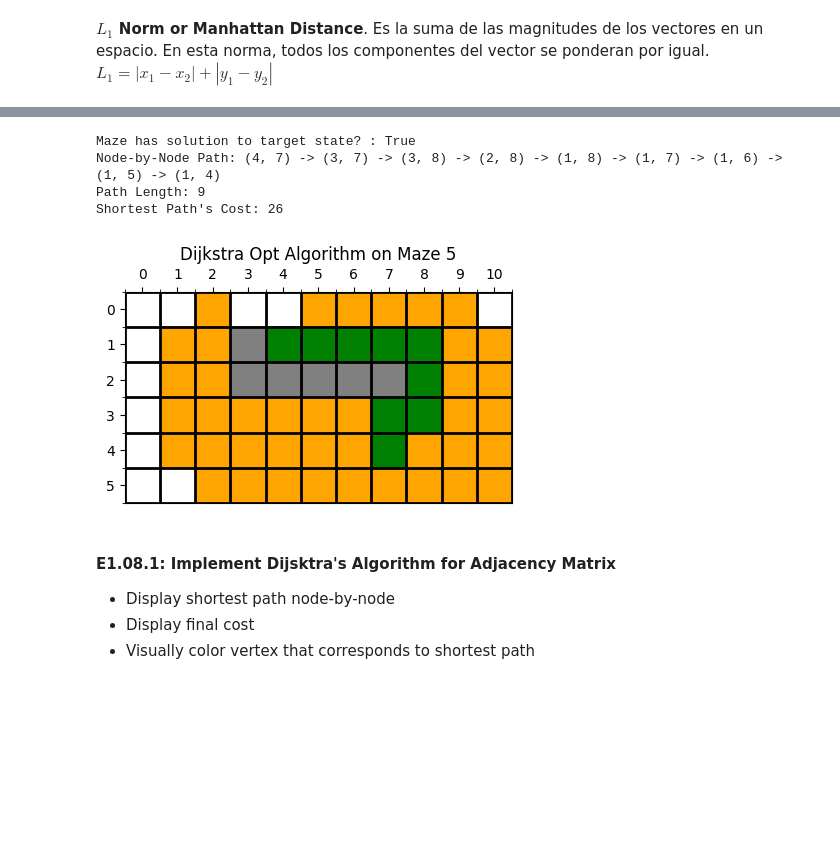
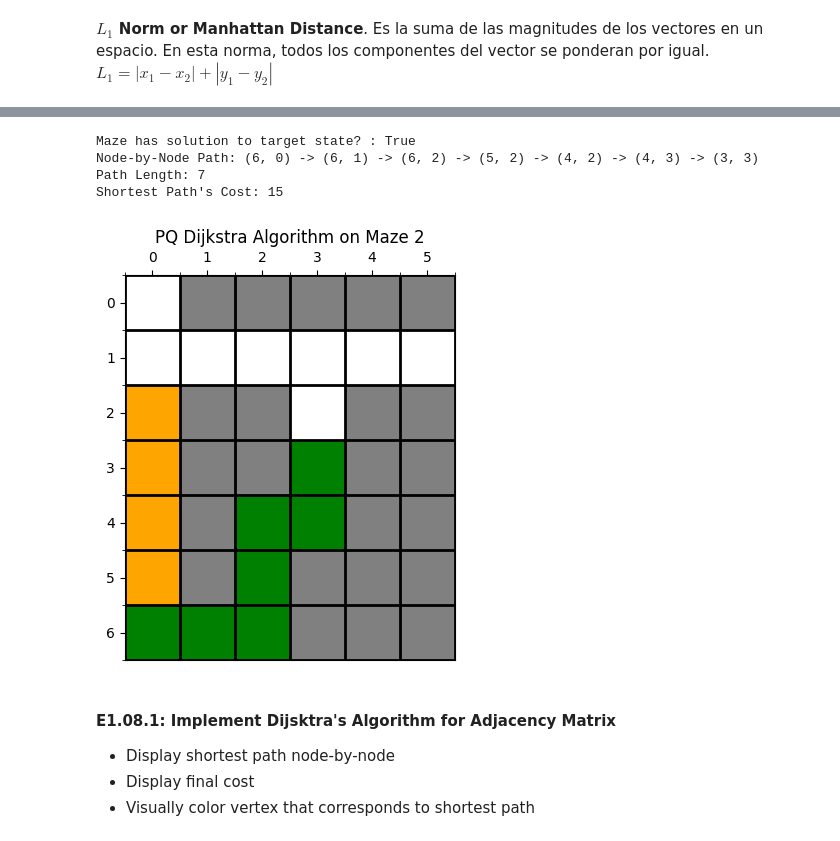
Before and after one commit to Daniels1610/CI008-Dagraz, a Jupyter notebook: E01.ipynb, the cells around one changed output, grey strips where cells are left out. Cells and saved outputs as stored; diff of their text form; code cells hidden in the pictures; blank space fills up the shorter version.

Commit message:
Add Greedy Best-First Search implementation. Add new mazes. Store agent support functions into utility.py

```diff
--- a/E01.ipynb
+++ b/E01.ipynb
@@ -245,9 +192,6 @@ plt.show()
 # %% [markdown]
 **$L_{1}$ Norm or Manhattan Distance**. Es la suma de las magnitudes de los vectores en un espacio. En esta norma, todos los componentes del vector se ponderan por igual.
 $L_{1} = \left | x_{1}-x_{2}  \right | + \left | y_{1}-y_{2}  \right |$
-# %%
-def manhattan_distance(p1:tuple, p2:tuple) -> int:
-    return np.abs(p1[0] - p2[0]) + np.abs(p1[1] - p2[1])
 # %%
 def dijsktra_maze(Q: Union[Queue], init_x: tuple, target_x: tuple, maze_data: np.ndarray) -> dict:
     # Execute BDFS algorithm to fill maze states table
@@ -267,7 +211,7 @@ def dijsktra_maze(Q: Union[Queue], init_x: tuple, target_x: tuple, maze_data: np
         x = Q.get_first()
 
         # Current state matches target state | SUCCESS
-        if x[0] == target_x[0] and x[1] == target_x[1]:
+        if x == target_x:
             # Write relevant Dijstra's results to graph dict
             mi['final_cost'] = mi['cells_table'][x][1]; mi['shortest_path'].append(x); mi['status'] = True
             while x[0] != init_x[0] or x[1] != init_x[1]:
@@ -290,3 +234,21 @@ def dijsktra_maze(Q: Union[Queue], init_x: tuple, target_x: tuple, maze_data: np
                     mi['visited_x'].append(next_x)
                     Q.insert(next_x)
     return mi
+# %%
+maze = input(f"Select Maze (1 to {maze_dict_len}): ")
+init_x = tuple(int(x) for x in input("Enter Initial State: ").split(" "))
+target_x = tuple(int(x) for x in input("Enter Target State: ").split(" "))
+
+# Shortest Path is colored Green
+fig = plt.figure(figsize=(5,5))
+mi = dijsktra_maze(Queue(), init_x, target_x, maze_dict[f'maze_0{maze}'])
+if mi['status'] != False:
+    print(f"Maze has solution to target state? : {mi['status']}")
+    # print(f"Iterations to find shortest path: {mi['iterations']}")
+    print(f"Node-by-Node Path: {' -> '.join([str(x) for x in mi['shortest_path']])}")
+    print(f"Path Length: {len(mi['shortest_path'])}")
+    print(f"Shortest Path's Cost: {mi['final_cost']}")
+    for x in mi['shortest_path']: mi['visited_m'].put(get_index(x, mi['maze_dim']),3)
+    maze_plotter(mi['visited_m'])
+    plt.title(f'BFS Dijkstra Algorithm on Maze {maze}')
+else: print(f"Maze {maze} doesn't have a solution")
@@ -293,5 +261,5 @@ def dijsktra_maze(Q: Union[Queue], init_x: tuple, target_x: tuple, maze_data: np
 # %%
-def dijsktra_opt_maze(Q: Union[PriorityQueue], init_x: tuple, target_x: tuple, maze_data: np.ndarray) -> dict:
+def pq_dijsktra_maze(Q: Union[PriorityQueue], init_x: tuple, target_x: tuple, maze_data: np.ndarray) -> dict:
     # Dict that contains maze information
     mi = {
         'maze_dim': maze_data.shape,        # Calculate maze index and Set maze constraints
@@ -337,29 +305,29 @@ def dijsktra_opt_maze(Q: Union[PriorityQueue], init_x: tuple, target_x: tuple, m
                     mi['came_from'][next_x]= x
     return mi
 # %%
+maze = input(f"Select Maze (1 to {maze_dict_len}): ")
 init_x = tuple(int(x) for x in input("Enter Initial State: ").split(" "))
 target_x = tuple(int(x) for x in input("Enter Target State: ").split(" "))
-maze = input("Select Maze (1 to 5): ")
 
 # Shortest Path is colored Green
 fig = plt.figure(figsize=(5,5))
-mi = dijsktra_opt_maze(PriorityQueue(), init_x, target_x, maze_dict[f'maze_0{maze}'])
+mi = pq_dijsktra_maze(PriorityQueue(), init_x, target_x, maze_dict[f'maze_0{maze}'])
 if mi['status'] != False:
     print(f"Maze has solution to target state? : {mi['status']}")
     # print(f"Iterations to find shortest path: {mi['iterations']}")
     print(f"Node-by-Node Path: {' -> '.join([str(x) for x in mi['shortest_path']])}")
     print(f"Path Length: {len(mi['shortest_path'])}")
     print(f"Shortest Path's Cost: {mi['final_cost']}")
     for x in mi['shortest_path']: mi['visited_m'].put(get_index(x, mi['maze_dim']),3)
     maze_plotter(mi['visited_m'])
-    plt.title(f'Dijkstra Opt Algorithm on Maze {maze}')
+    plt.title(f'PQ Dijkstra Algorithm on Maze {maze}')
 else: print(f"Maze {maze} doesn't have a solution")
 # %% [output]
 Maze has solution to target state? : True
-Node-by-Node Path: (4, 7) -> (3, 7) -> (3, 8) -> (2, 8) -> (1, 8) -> (1, 7) -> (1, 6) -> (1, 5) -> (1, 4)
-Path Length: 9
-Shortest Path's Cost: 26
+Node-by-Node Path: (6, 0) -> (6, 1) -> (6, 2) -> (5, 2) -> (4, 2) -> (4, 3) -> (3, 3)
+Path Length: 7
+Shortest Path's Cost: 15
-[figure, old version]
+[figure, new version]
 # %% [markdown]
 #### **E1.08.1:** Implement Dijsktra's Algorithm for Adjacency Matrix
 - Display shortest path node-by-node
```
Also changed, not shown: parts of 30 cells of this notebook, 13 other files.
